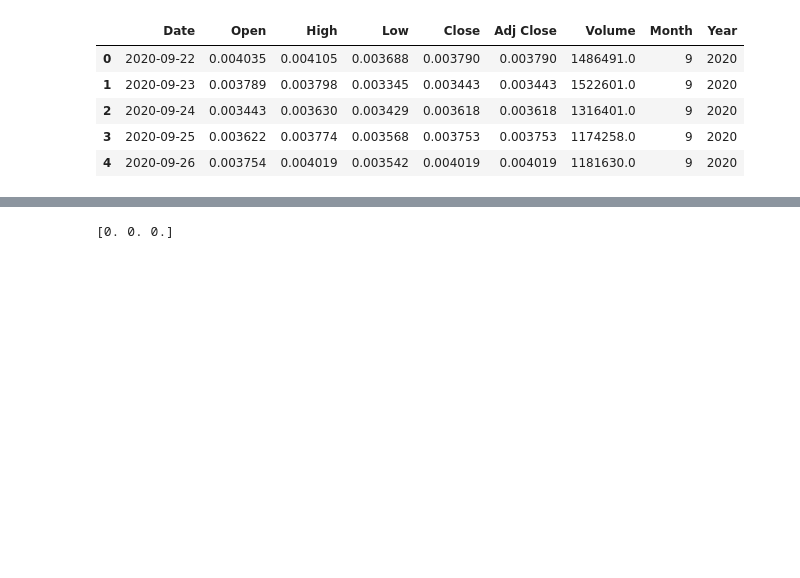
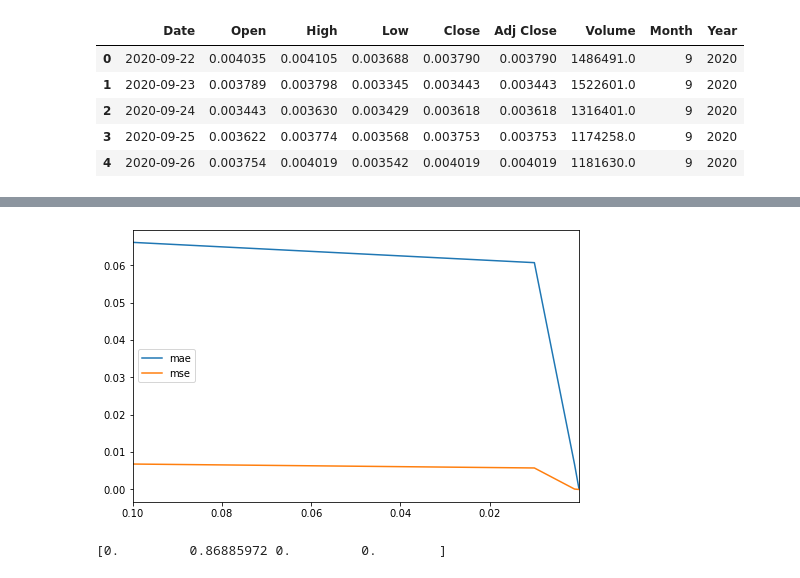
Before and after one commit to affand20/m2m-labs, a Jupyter notebook: lab2.ipynb, the cells around one changed output, grey strips where cells are left out. Drawn from its saved outputs; the diff is of its cells as text; code cells hidden in the pictures; blank space fills up the shorter version.

Commit message:
plot different error on various alpha

```diff
--- a/lab2.ipynb
+++ b/lab2.ipynb
@@ -249,7 +251,7 @@ stock.head()
 | 4 | 2020-09-26 | 0.003754 | 0.004019 | 0.003542 | 0.004019 | 0.004019 | 1181630.0 | 9 | 2020 |
 # %%
 # predictors
-X = stock[['Open', 'High', 'Low']]
+X = stock[['Open', 'High', 'Low', 'Adj Close']]
 
 # target
 y = stock['Close']
@@ -283,0 +291,34 @@ MAPE = 6.752584849892313
+# %%
+def score_model(model, X_train, X_test, y_train, y_test):
+    model.fit(X_train, y_train)
+
+    # predict
+    y_pred = model.predict(X_test)
+
+    # metrics
+    mae = mean_absolute_error(y_test, y_pred)
+    mse = mean_squared_error(y_test, y_pred)
+    mape = mean_absolute_percentage_error(y_test, y_pred)
+
+    return {
+        'alpha': model.alpha,
+        'coef': model.coef_,
+        'mae': mae,
+        'mse': mse,
+        'mape': mape
+    }
+
+def generateAlpha(start):
+    pass
+# %%
+# lasso
+lasso_alpha = [0.1, 0.01, 0.001, 0.0001, 0.00001]
+lasso_scores = []
+
+for alpha in lasso_alpha:
+    lasso = Lasso(alpha=alpha)
+    score = score_model(lasso, X_train, X_test, y_train, y_test)
+    lasso_scores.append(score)
+
+lasso_df = pd.DataFrame(lasso_scores)
+lasso_df.head()
@@ -284,9 +332,19 @@ MAPE = 6.752584849892313
+# %%
+plt.figure(figsize=(8,5))
+plt.plot(lasso_df['alpha'], lasso_df['mae'], label='mae')
+plt.plot(lasso_df['alpha'], lasso_df['mse'], label='mse')
+# plt.plot(lasso_df['alpha'], lasso_df['mape'], label='mape')
+plt.xlim(lasso_df.alpha.max(), lasso_df.alpha.min())
+plt.legend()
+plt.show()
+# %% [output]
+[figure, added]
 # %%
-lasso = Lasso(alpha=0.1)
+lasso = Lasso(alpha=0.001)
 lasso.fit(X_train, y_train)
 
 # predict
-lasso_predict = lr.predict(X_test)
+lasso_predict = lasso.predict(X_test)
 print(lasso.coef_)
 # %% [output]
-[0. 0. 0.]
+[0.         0.86885972 0.         0.        ]
```
Also changed, not shown: parts of 9 cells of this notebook.
